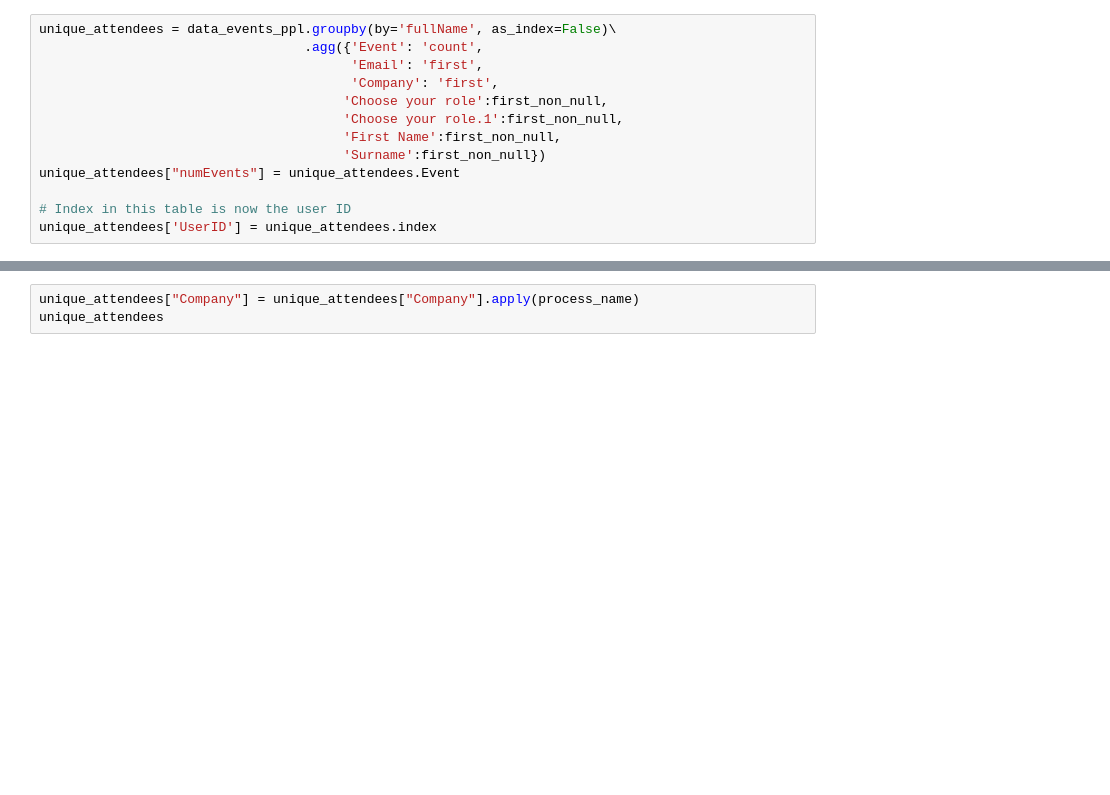
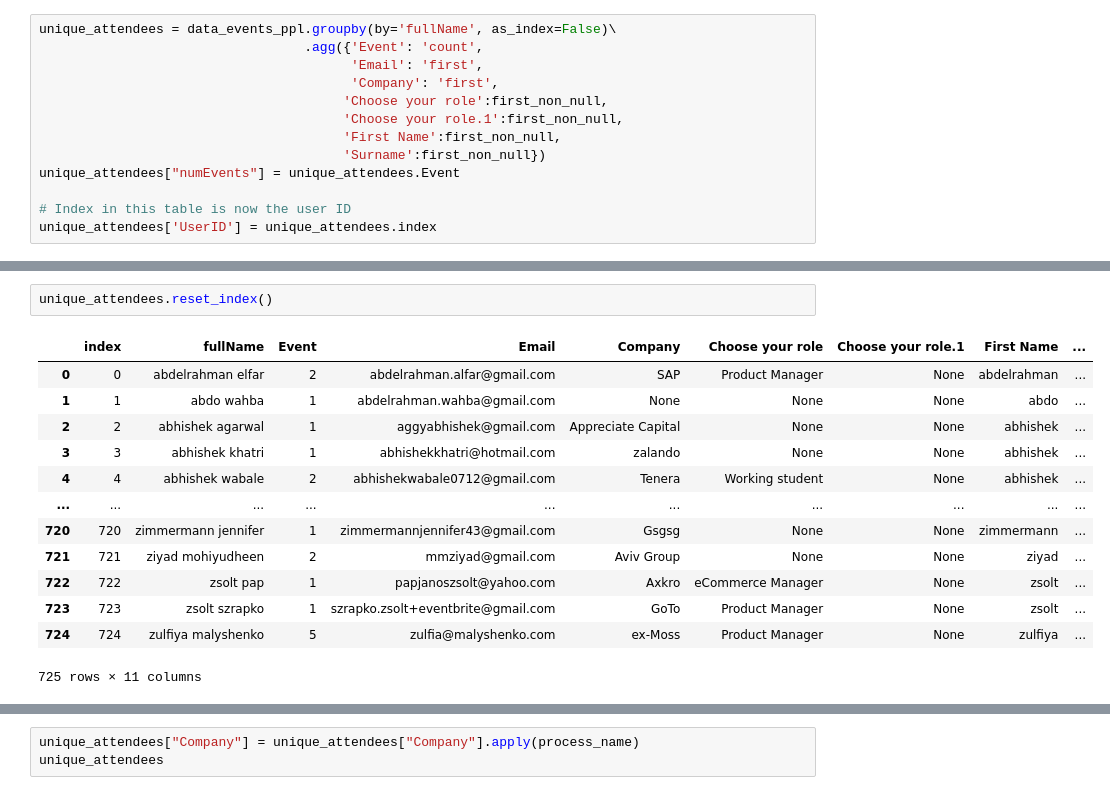
Before and after one commit to Shubhi-Varshney/data_bpm, a Jupyter notebook: notebooks/yulia_bpm_explore.ipynb, the cells around one changed output, grey strips where cells are left out. Saved outputs shown, nothing was run; the diff lists cells and outputs as text; blank space fills up the shorter version.

```diff
--- a/notebooks/yulia_bpm_explore.ipynb
+++ b/notebooks/yulia_bpm_explore.ipynb
@@ -249,6 +274,22 @@ unique_attendees.sample(15)
 | 192 | ekaterina zenkevich | 1 | Ekaterina.Zenkevich@gmail.com | Getsafe Digital GmbH | Product Manager | None | ekaterina | zenkevich | ... |
 | 545 | riccardo jacob | 1 | riccardo.jacob96@gmail.com | Semigator GmbH | Product Owner | None | riccardo | jacob | ... |
 | 317 | jiun lu | 1 | nicolelu1109@gmail.com | ESMT berlin | None | None | jiun | lu | ... |
+# %%
+unique_attendees.reset_index()
+# %% [output]
+|  | index | fullName | Event | Email | Company | Choose your role | Choose your role.1 | First Name | ... |
+| 0 | 0 | abdelrahman elfar | 2 | abdelrahman.alfar@gmail.com | SAP | Product Manager | None | abdelrahman | ... |
+| 1 | 1 | abdo wahba | 1 | abdelrahman.wahba@gmail.com | None | None | None | abdo | ... |
+| 2 | 2 | abhishek agarwal | 1 | aggyabhishek@gmail.com | Appreciate Capital | None | None | abhishek | ... |
+| 3 | 3 | abhishek khatri | 1 | abhishekkhatri@hotmail.com | zalando | None | None | abhishek | ... |
+| 4 | 4 | abhishek wabale | 2 | abhishekwabale0712@gmail.com | Tenera | Working student | None | abhishek | ... |
+| ... | ... | ... | ... | ... | ... | ... | ... | ... | ... |
+| 720 | 720 | zimmermann jennifer | 1 | zimmermannjennifer43@gmail.com | Gsgsg | None | None | zimmermann | ... |
+| 721 | 721 | ziyad mohiyudheen | 2 | mmziyad@gmail.com | Aviv Group | None | None | ziyad | ... |
+| 722 | 722 | zsolt pap | 1 | papjanoszsolt@yahoo.com | Axkro | eCommerce Manager | None | zsolt | ... |
+| 723 | 723 | zsolt szrapko | 1 | szrapko.zsolt+eventbrite@gmail.com | GoTo | Product Manager | None | zsolt | ... |
+| 724 | 724 | zulfiya malyshenko | 5 | zulfia@malyshenko.com | ex-Moss | Product Manager | None | zulfiya | ... |
+725 rows × 11 columns
 # %%
 # we have numEvents now instead
 unique_attendees = unique_attendees.drop(labels='Event',axis=1)
```
Also changed, not shown: parts of 6 cells of this notebook, 6 other files.
